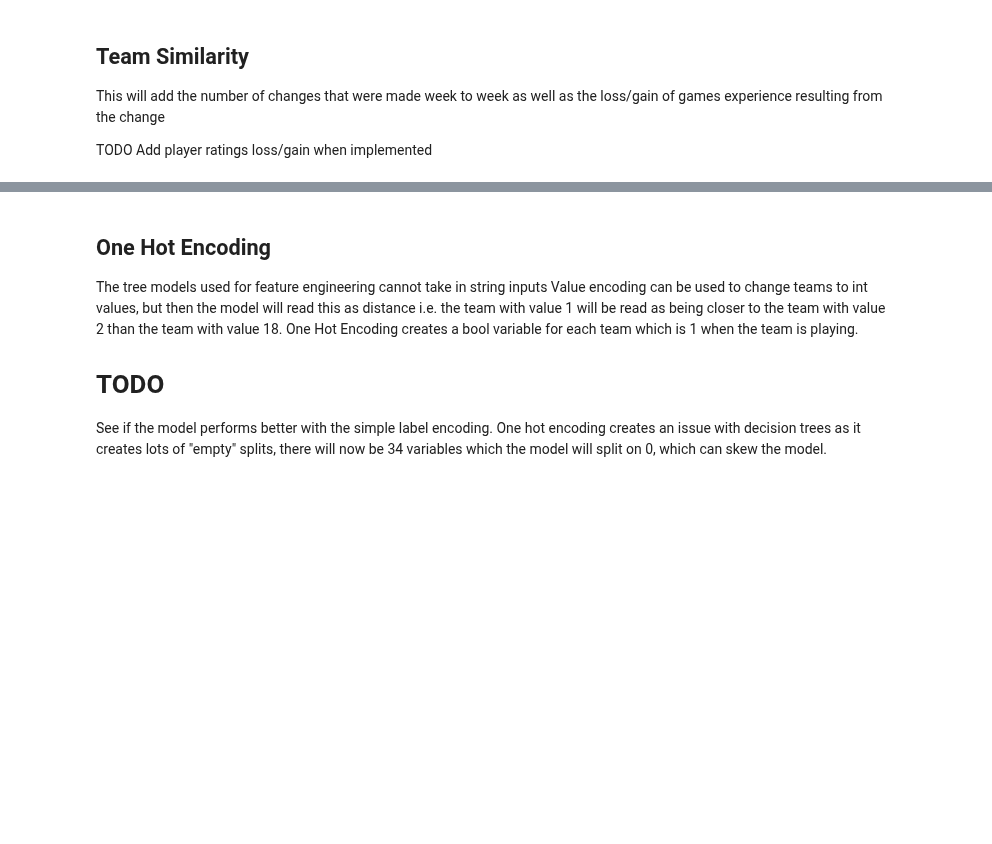
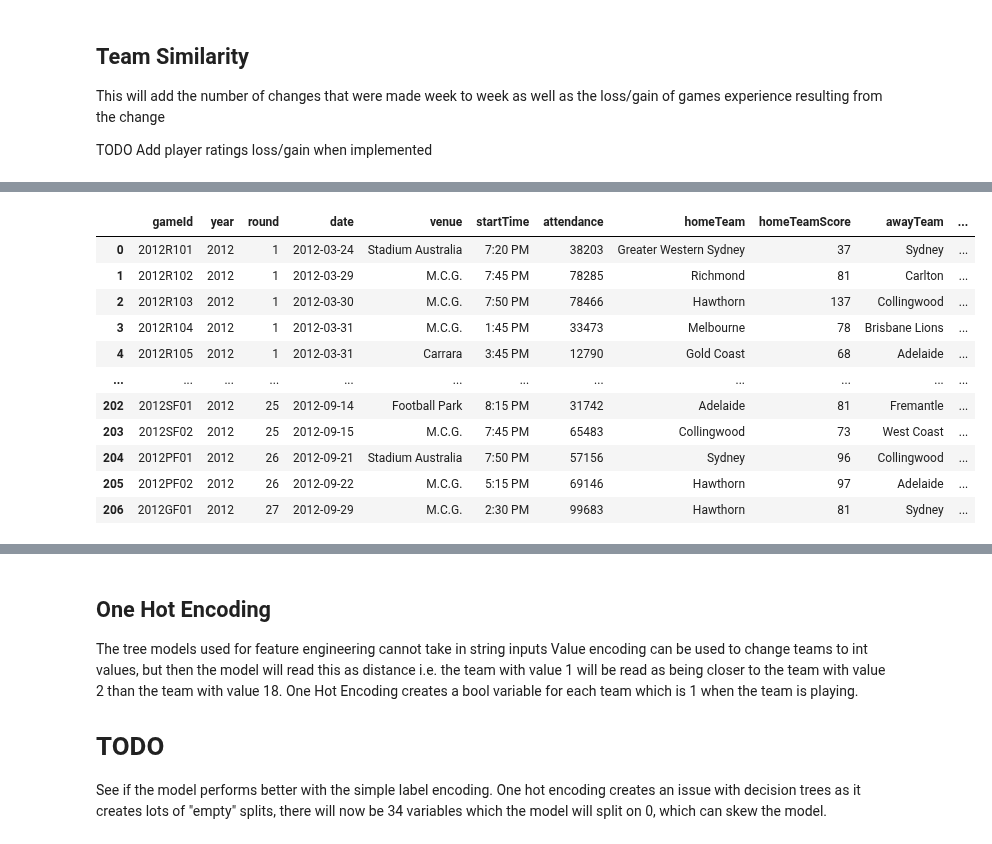
Before and after one commit to TomGallagher98/Thomas_Gallagher_Thesis, a Jupyter notebook: Data/AFL_Stats/DataBuilder-PlayerRatings.ipynb, the cells around one changed output, grey strips where cells are left out. Cells and saved outputs as stored; diff of their text form; code cells hidden in the pictures; blank space fills up the shorter version.

```diff
--- a/Data/AFL_Stats/DataBuilder-PlayerRatings.ipynb
+++ b/Data/AFL_Stats/DataBuilder-PlayerRatings.ipynb
@@ -278,5 +304,5 @@ a_2012_test = a_2012.head(18)
 # %%
-# Player Importance
+# Player Importance ~20minutes per season
 import player_rankings as pr
 
 def getTeamImportance(row):
@@ -287,14 +313,13 @@ def getTeamImportance(row):
     row['homeTeamImportanceSeasonAverage'] = 0
     row['awayTeamImportanceSeasonAverage'] = 0
 
-    if row['round'] == '1':
+    if row['round'] == 1:
         return row
     homeTeam = row['homeTeam']
     awayTeam = row['awayTeam']
     gameId = row['gameId']
-
+    print(gameId)
     homeImportance = pr.calculate_team_previous_game(gameId, homeTeam)
-    print(homeImportance)
     awayImportance = pr.calculate_team_previous_game(gameId, awayTeam)
     homeImportancePrevFive = pr.calculate_team_previous_five(gameId, homeTeam)
     awayImportancePrevFive = pr.calculate_team_previous_five(gameId, awayTeam)
@@ -308,9 +333,9 @@ def getTeamImportance(row):
 
 # a_2012 = a_2012.apply(getTeamImportance, axis = 1)
 # a_2013 = a_2013.apply(getTeamImportance, axis = 1)
-a_2014 = a_2014.apply(getTeamImportance, axis = 1)
+# a_2014 = a_2014.apply(getTeamImportance, axis = 1)
 # a_2015 = a_2015.apply(getTeamImportance, axis = 1)
-# a_2016 = a_2016.apply(getTeamImportance, axis = 1)
+a_2016 = a_2016.apply(getTeamImportance, axis = 1)
 # a_2017 = a_2017.apply(getTeamImportance, axis = 1)
 # a_2018 = a_2018.apply(getTeamImportance, axis = 1)
 # a_2019 = a_2019.apply(getTeamImportance, axis = 1)
@@ -411,3 +436,61 @@ a_2014 = a_2014.apply(add_ladder_position, axis=1)
 # a_2019 = a_2019.apply(add_ladder_position, axis=1)
 # a_2020 = a_2020.apply(add_ladder_position, axis=1)
 # a_2021 = a_2021.apply(add_ladder_position, axis=1)
+# %%
+# Days between games
+def get_df(year):
+    if year == 2012:
+        return a_2012
+    elif year == 2013:
+        return a_2013
+    elif year == 2014:
+        return a_2014
+    elif year == 2015:
+        return a_2015
+    elif year == 2016:
+        return a_2016
+    elif year == 2017:
+        return a_2017
+    elif year == 2018:
+        return a_2018
+    elif year == 2019:
+        return a_2019
+    elif year == 2020:
+        return a_2020
+    elif year == 2021:
+        return a_2021
+
+
+
+def get_break(row):
+    #initialized to 7 so that round 1 values match other round values
+    row['homeBreak'] = 7
+    row['awayBreak'] = 7
+    if row['round'] > 1:
+        home = row.homeTeam
+        away = row.awayTeam
+        y = get_df(row.year)
+        row['homeBreak'] = get_diff(home, y, row.date, row['round'])
+        row['awayBreak'] = get_diff(away, y, row.date, row['round'])
+    return row
+
+def get_diff(team, y, date, week):
+    l = y.loc[(y['round'] == week-1) & ((y['homeTeam'] == team) | (y['awayTeam'] == team))]
+    if l.empty:
+        l = y.loc[(y['round'] == week-2) & ((y['homeTeam'] == team) | (y['awayTeam'] == team))]
+    a = (l.date.values)[0]
+    b = date
+    diff = b-a
+    return str(diff).split(' ')[0]
+
+a_2012.apply(get_break, axis=1)
+# a_2013 = a_2013.apply(get_break, axis=1)
+# a_2014 = a_2014.apply(get_break, axis=1)
+# a_2015 = a_2015.apply(get_break, axis=1)
+# a_2016 = a_2016.apply(get_break, axis=1)
+# a_2017 = a_2017.apply(get_break, axis=1)
+# a_2018 = a_2018.apply(get_break, axis=1)
+# a_2019 = a_2019.apply(get_break, axis=1)
+# a_2020 = a_2020.apply(get_break, axis=1)
+# a_2021 = a_2021.apply(get_break, axis=1)
+# %% [output]
@@ -413,0 +514,12 @@ a_2014 = a_2014.apply(add_ladder_position, axis=1)
+|  | gameId | year | round | date | venue | startTime | attendance | homeTeam | homeTeamScore | awayTeam | ... |
+| 0 | 2012R101 | 2012 | 1 | 2012-03-24 | Stadium Australia | 7:20 PM | 38203 | Greater Western Sydney | 37 | Sydney | ... |
+| 1 | 2012R102 | 2012 | 1 | 2012-03-29 | M.C.G. | 7:45 PM | 78285 | Richmond | 81 | Carlton | ... |
+| 2 | 2012R103 | 2012 | 1 | 2012-03-30 | M.C.G. | 7:50 PM | 78466 | Hawthorn | 137 | Collingwood | ... |
+| 3 | 2012R104 | 2012 | 1 | 2012-03-31 | M.C.G. | 1:45 PM | 33473 | Melbourne | 78 | Brisbane Lions | ... |
+| 4 | 2012R105 | 2012 | 1 | 2012-03-31 | Carrara | 3:45 PM | 12790 | Gold Coast | 68 | Adelaide | ... |
+| ... | ... | ... | ... | ... | ... | ... | ... | ... | ... | ... | ... |
+| 202 | 2012SF01 | 2012 | 25 | 2012-09-14 | Football Park | 8:15 PM | 31742 | Adelaide | 81 | Fremantle | ... |
+| 203 | 2012SF02 | 2012 | 25 | 2012-09-15 | M.C.G. | 7:45 PM | 65483 | Collingwood | 73 | West Coast | ... |
+| 204 | 2012PF01 | 2012 | 26 | 2012-09-21 | Stadium Australia | 7:50 PM | 57156 | Sydney | 96 | Collingwood | ... |
+| 205 | 2012PF02 | 2012 | 26 | 2012-09-22 | M.C.G. | 5:15 PM | 69146 | Hawthorn | 97 | Adelaide | ... |
+| 206 | 2012GF01 | 2012 | 27 | 2012-09-29 | M.C.G. | 2:30 PM | 99683 | Hawthorn | 81 | Sydney | ... |
```
Also changed, not shown: parts of 14 cells of this notebook, 16 other files.
